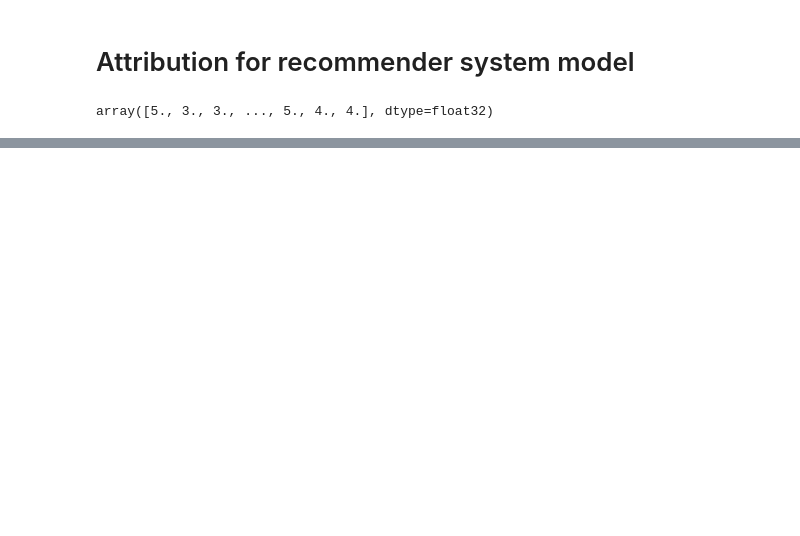
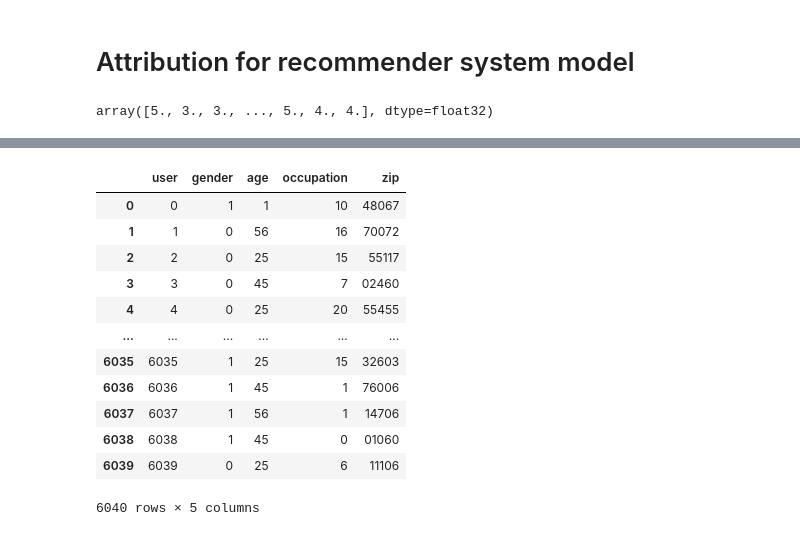
Before and after one commit to LangtianM/stat992_s25, a Jupyter notebook: hw1/ex1.ipynb, the cells around one changed output, grey strips where cells are left out. Drawn from its saved outputs; the diff is of its cells as text; code cells hidden in the pictures; blank space fills up the shorter version.

```diff
--- a/hw1/ex1.ipynb
+++ b/hw1/ex1.ipynb
@@ -125,0 +231,16 @@ train(model, data, adj_matrix, user_features, movie_features, epochs=5)
+# %%
+users
+# %% [output]
+|  | user | gender | age | occupation | zip |
+| 0 | 0 | 1 | 1 | 10 | 48067 |
+| 1 | 1 | 0 | 56 | 16 | 70072 |
+| 2 | 2 | 0 | 25 | 15 | 55117 |
+| 3 | 3 | 0 | 45 | 7 | 02460 |
+| 4 | 4 | 0 | 25 | 20 | 55455 |
+| ... | ... | ... | ... | ... | ... |
+| 6035 | 6035 | 1 | 25 | 15 | 32603 |
+| 6036 | 6036 | 1 | 45 | 1 | 76006 |
+| 6037 | 6037 | 1 | 56 | 1 | 14706 |
+| 6038 | 6038 | 1 | 45 | 0 | 01060 |
+| 6039 | 6039 | 0 | 25 | 6 | 11106 |
+6040 rows × 5 columns
```
Also changed, not shown: parts of 7 cells of this notebook, 1 other file.
